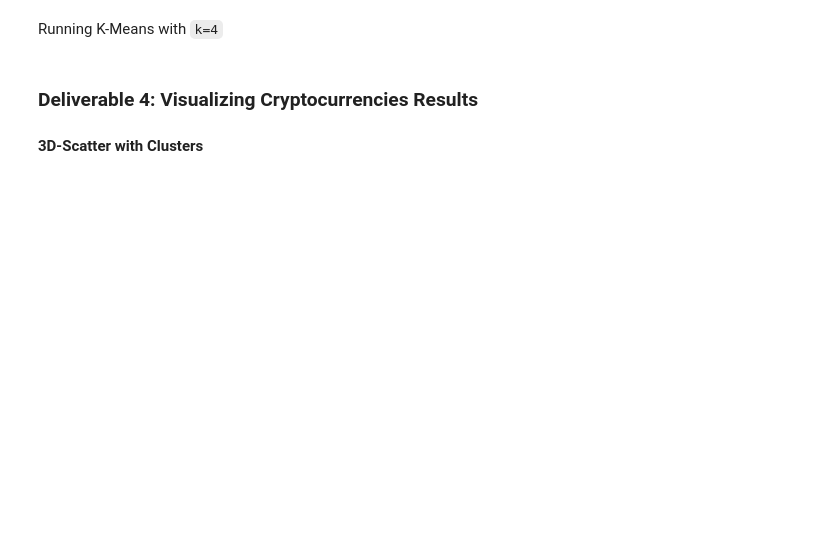
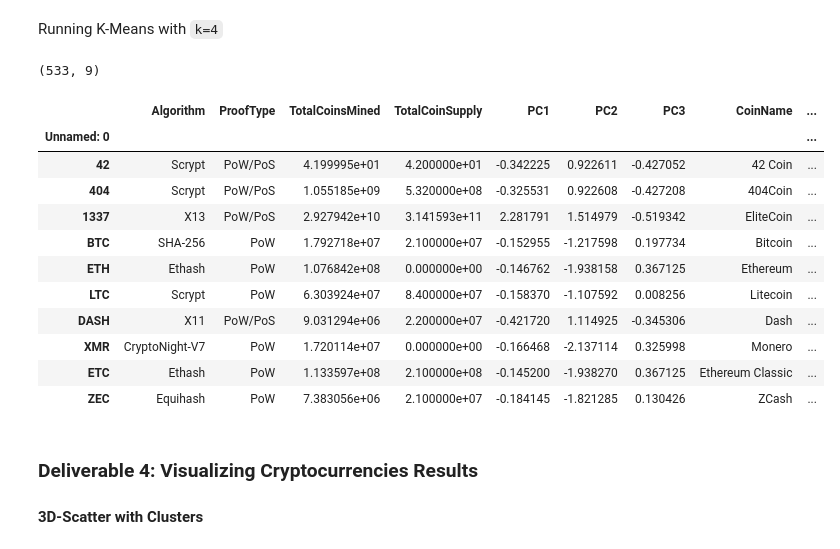
Before and after one commit to sarahrosegallagher/Unsupervised_ML_Demo, a Jupyter notebook: crypto_clustering.ipynb, the cells around one changed output. Cells and saved outputs as stored; diff of their text form; code cells hidden in the pictures; blank space fills up the shorter version.

Commit message:
deliverable 3: k-means clustering

```diff
--- a/crypto_clustering.ipynb
+++ b/crypto_clustering.ipynb
@@ -275,0 +273,10 @@ pcs_df
+# %%
+# Create an elbow curve to find the best value for K.
+inertia = []
+k = list(range(1, 11))
+
+# Calculate the inertia for the range of K values
+for i in k:
+    km = KMeans(n_clusters=i, random_state=0)
+    km.fit(pcs_df)
+    inertia.append(km.inertia_)
@@ -277,27 +292,42 @@ pcs_df
 Running K-Means with `k=4`
 # %%
 # Initialize the K-Means model.
-# YOUR CODE HERE
+model = KMeans(n_clusters=3, random_state=5)
 
 # Fit the model
-# YOUR CODE HERE
+model.fit(pcs_df)
 
 # Predict clusters
-# YOUR CODE HERE
+predictions = model.predict(pcs_df)
 # %%
 # Create a new DataFrame including predicted clusters and cryptocurrencies features.
 # Concatentate the crypto_df and pcs_df DataFrames on the same columns.
-# YOUR CODE HERE
+clustered_df = pd.concat([crypto_df, pcs_df], axis=1)
 
 #  Add a new column, "CoinName" to the clustered_df DataFrame that holds the names of the cryptocurrencies.
 # YOUR CODE HERE
+clustered_df["CoinName"] = name_df["CoinName"]
 
 #  Add a new column, "Class" to the clustered_df DataFrame that holds the predictions.
-# YOUR CODE HERE
+clustered_df["Class"] = model.labels_
 
 # Print the shape of the clustered_df
 print(clustered_df.shape)
 clustered_df.head(10)
+# %% [output]
+(533, 9)
+|  | Algorithm | ProofType | TotalCoinsMined | TotalCoinSupply | PC1 | PC2 | PC3 | CoinName | ... |
+| Unnamed: 0 |  |  |  |  |  |  |  |  | ... |
+| 42 | Scrypt | PoW/PoS | 4.199995e+01 | 4.200000e+01 | -0.342225 | 0.922611 | -0.427052 | 42 Coin | ... |
+| 404 | Scrypt | PoW/PoS | 1.055185e+09 | 5.320000e+08 | -0.325531 | 0.922608 | -0.427208 | 404Coin | ... |
+| 1337 | X13 | PoW/PoS | 2.927942e+10 | 3.141593e+11 | 2.281791 | 1.514979 | -0.519342 | EliteCoin | ... |
+| BTC | SHA-256 | PoW | 1.792718e+07 | 2.100000e+07 | -0.152955 | -1.217598 | 0.197734 | Bitcoin | ... |
+| ETH | Ethash | PoW | 1.076842e+08 | 0.000000e+00 | -0.146762 | -1.938158 | 0.367125 | Ethereum | ... |
+| LTC | Scrypt | PoW | 6.303924e+07 | 8.400000e+07 | -0.158370 | -1.107592 | 0.008256 | Litecoin | ... |
+| DASH | X11 | PoW/PoS | 9.031294e+06 | 2.200000e+07 | -0.421720 | 1.114925 | -0.345306 | Dash | ... |
+| XMR | CryptoNight-V7 | PoW | 1.720114e+07 | 0.000000e+00 | -0.166468 | -2.137114 | 0.325998 | Monero | ... |
+| ETC | Ethash | PoW | 1.133597e+08 | 2.100000e+08 | -0.145200 | -1.938270 | 0.367125 | Ethereum Classic | ... |
+| ZEC | Equihash | PoW | 7.383056e+06 | 2.100000e+07 | -0.184145 | -1.821285 | 0.130426 | ZCash | ... |
 # %% [markdown]
 ### Deliverable 4: Visualizing Cryptocurrencies Results
 
```
Also changed, not shown: parts of 6 cells of this notebook.
